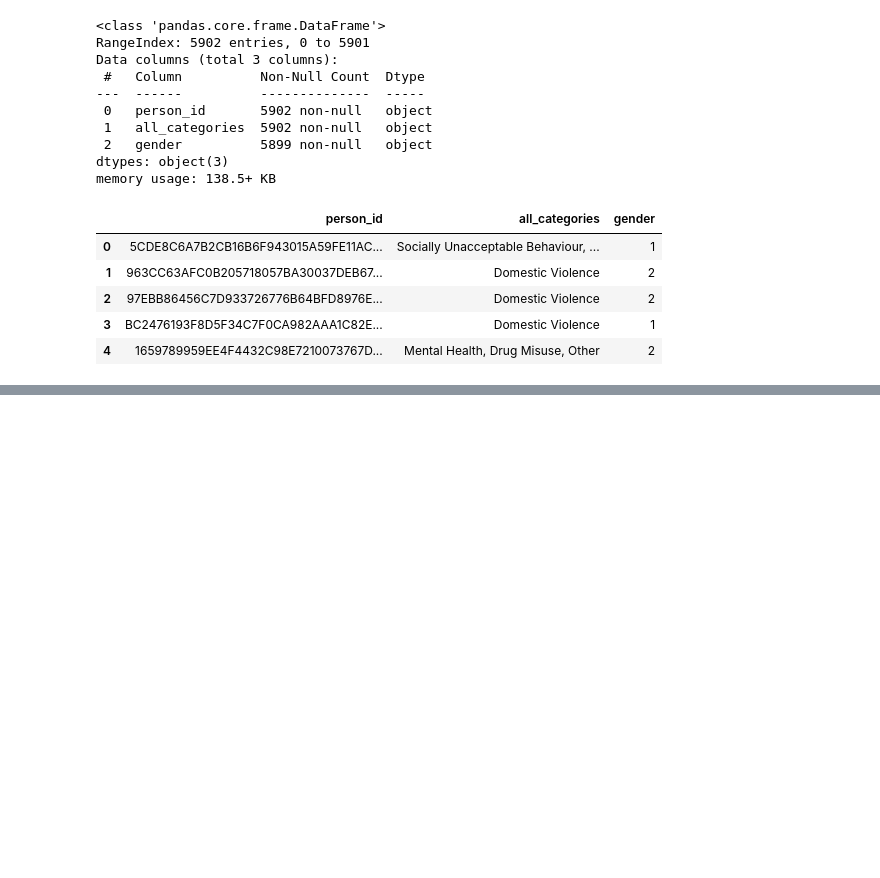
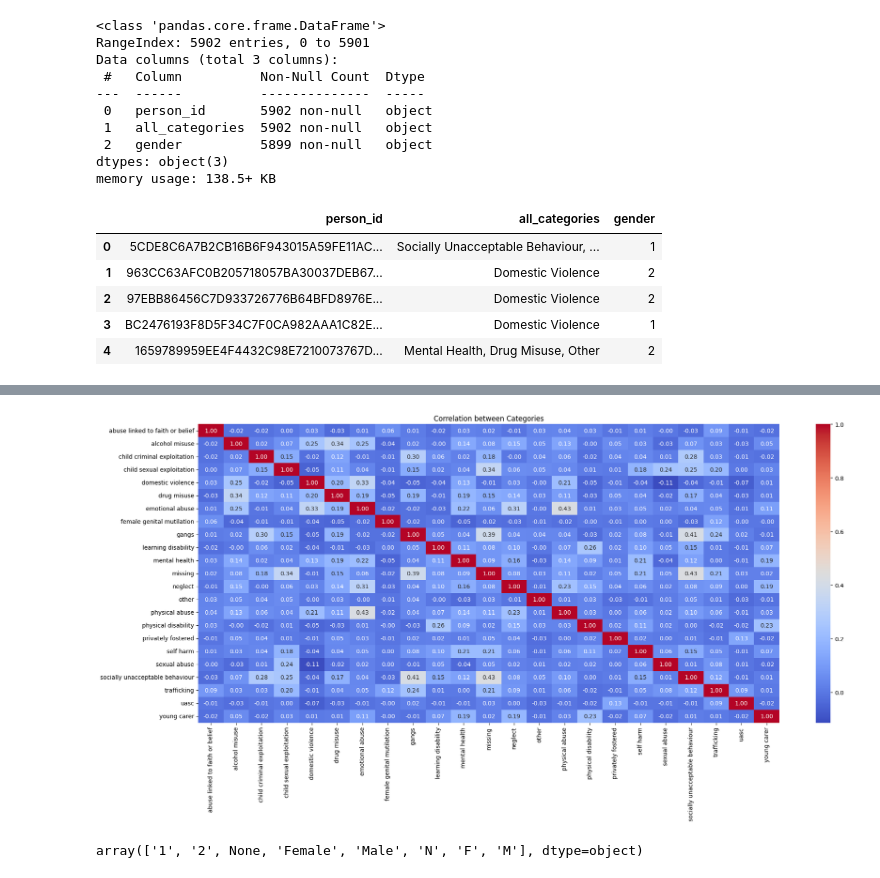
Before and after one commit to ConnectedBradford/CB_2649, a Jupyter notebook: notebooks/assessment_analysis.ipynb, the cells around one changed output, grey strips where cells are left out. Drawn from its saved outputs; the diff is of its cells as text; code cells hidden in the pictures; blank space fills up the shorter version.

```diff
--- a/notebooks/assessment_analysis.ipynb
+++ b/notebooks/assessment_analysis.ipynb
@@ -215,0 +208,14 @@ missing: 2.06%
+# %%
+# Correlation between categories
+plt.figure(figsize=(20,10))
+correlations = assessment_wide.iloc[:, 2:].corr()
+sns.heatmap(correlations, annot=True, cmap='coolwarm', fmt=".2f")
+plt.title("Correlation between Categories")
+plt.tight_layout()
+plt.show()
+# %% [output]
+[figure, added]
+# %%
+assessment_wide.gender.unique()
+# %% [output]
+array(['1', '2', None, 'Female', 'Male', 'N', 'F', 'M'], dtype=object)
```
Also changed, not shown: parts of 10 cells of this notebook.
